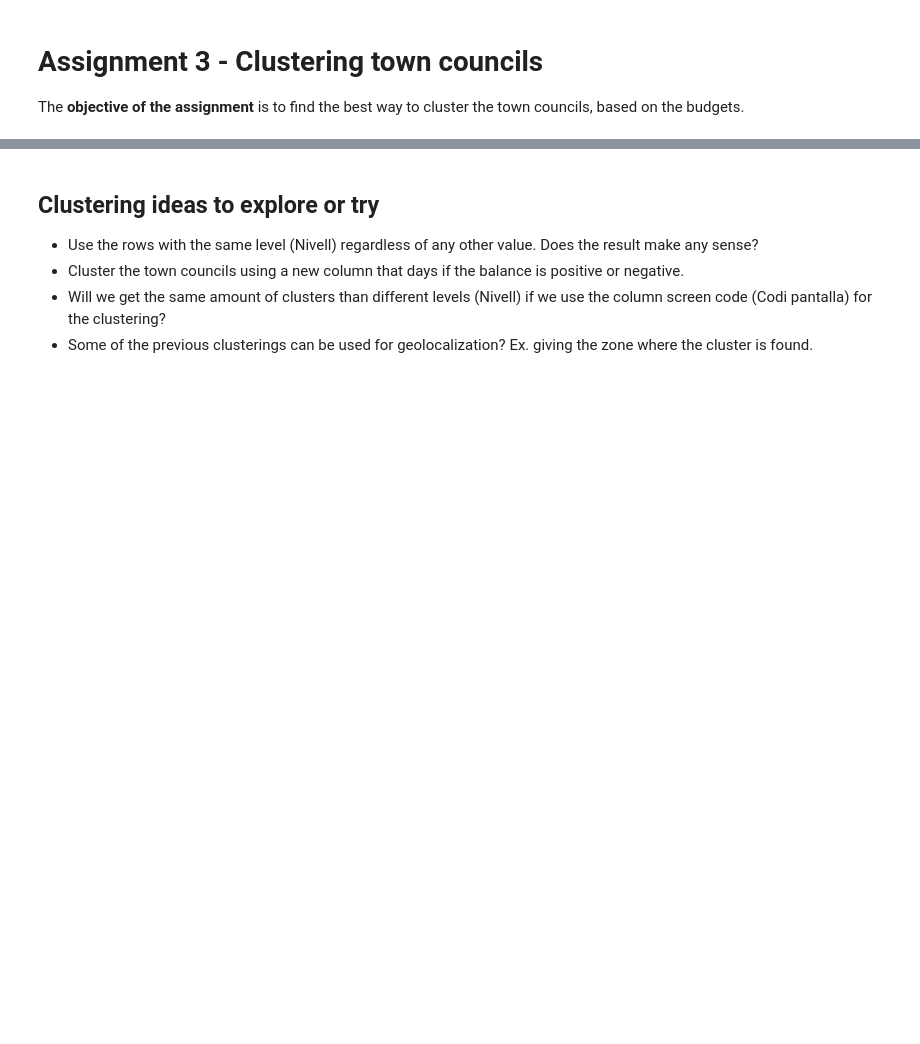
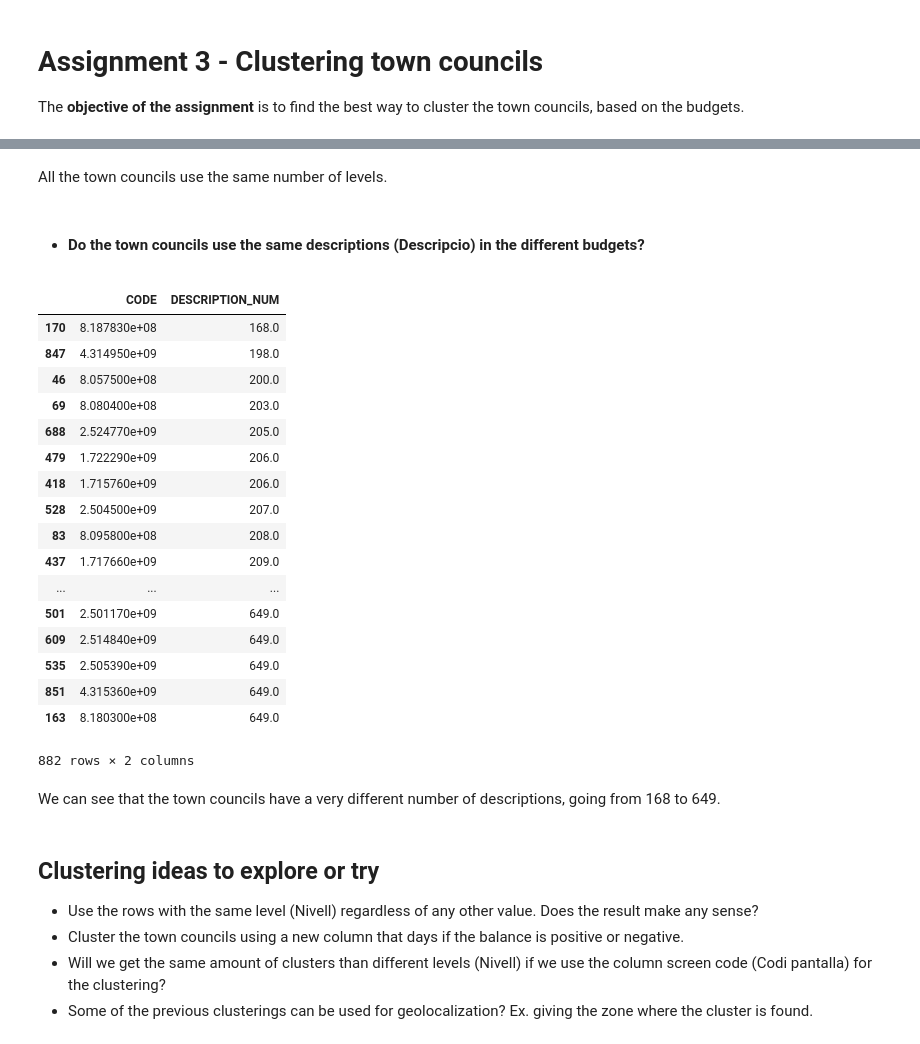
Before and after one commit to BigDataScience17-18/assignment-1-jordiadan_jordiromagosa, a Jupyter notebook: assignment_3.ipynb, the cells around one changed output, grey strips where cells are left out. Cells and saved outputs as stored; diff of their text form; code cells hidden in the pictures; blank space fills up the shorter version.

```diff
--- a/assignment_3.ipynb
+++ b/assignment_3.ipynb
@@ -23,3 +200,40 @@ To prepare and investigate the data, there are several things that can be used,
+# %% [markdown]
+All the town councils use the same number of levels.
+# %% [markdown]
+- #### Do the town councils use the same descriptions (Descripcio) in the different budgets?
+# %%
+town_council_codes = np.unique(town_council_data.CODI_ENS)
+
+description_num = np.empty((town_council_codes.shape[0], 2))
+i = 0
+for code in town_council_codes:
+    descriptions = town_council_data.loc[town_council_data["CODI_ENS"] == code]
+    num_description = np.unique(descriptions.DESCRIPCIO).shape[0]
+    description_num[i] = [code, num_description]
+    i += 1
+
+pd.DataFrame(description_num, columns=["CODE", "DESCRIPTION_NUM"]).sort_values(["DESCRIPTION_NUM"])
+# %% [output]
+|  | CODE | DESCRIPTION_NUM |
+| 170 | 8.187830e+08 | 168.0 |
+| 847 | 4.314950e+09 | 198.0 |
+| 46 | 8.057500e+08 | 200.0 |
+| 69 | 8.080400e+08 | 203.0 |
+| 688 | 2.524770e+09 | 205.0 |
+| 479 | 1.722290e+09 | 206.0 |
+| 418 | 1.715760e+09 | 206.0 |
+| 528 | 2.504500e+09 | 207.0 |
+| 83 | 8.095800e+08 | 208.0 |
+| 437 | 1.717660e+09 | 209.0 |
+| ... | ... | ... |
+| 501 | 2.501170e+09 | 649.0 |
+| 609 | 2.514840e+09 | 649.0 |
+| 535 | 2.505390e+09 | 649.0 |
+| 851 | 4.315360e+09 | 649.0 |
+| 163 | 8.180300e+08 | 649.0 |
+882 rows × 2 columns
+# %% [markdown]
+We can see that the town councils have a very different number of descriptions, going from 168 to 649.
 # %% [markdown]
 ## Clustering ideas to explore or try
 
```
Also changed, not shown: parts of 19 cells of this notebook.
